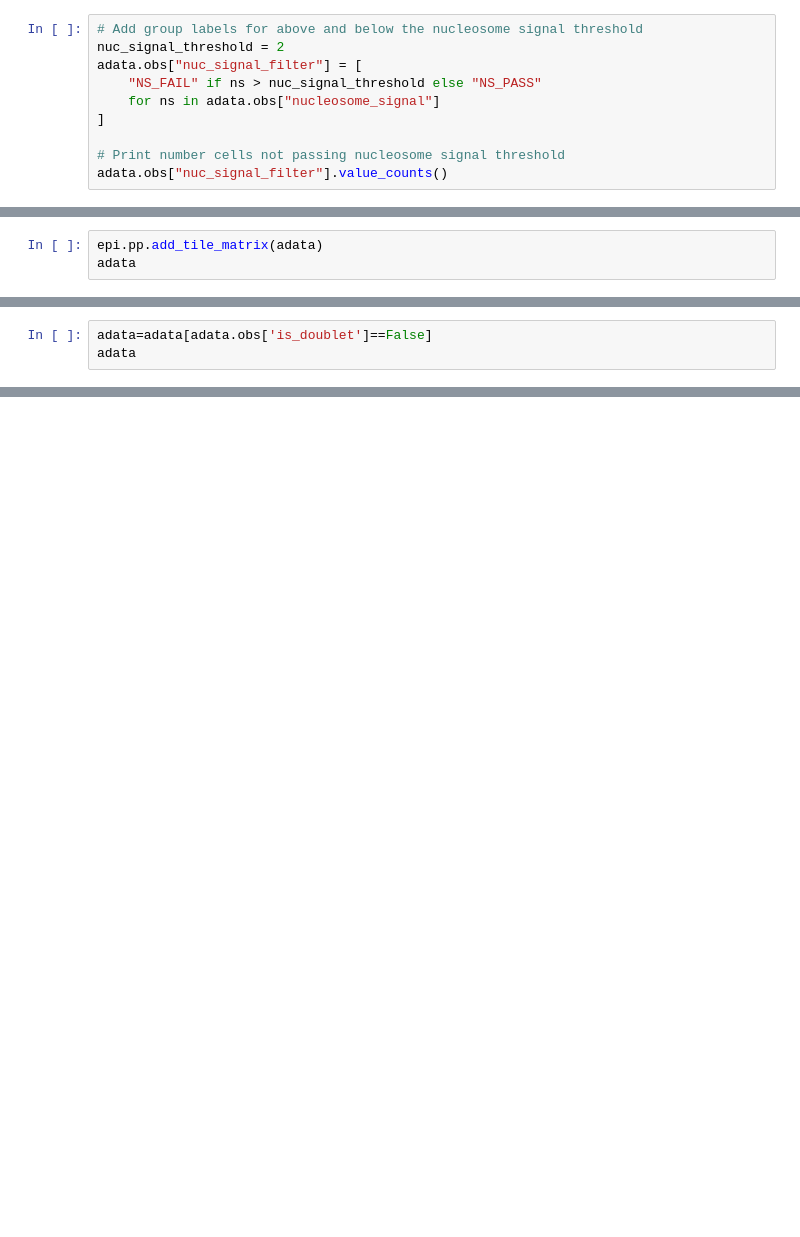
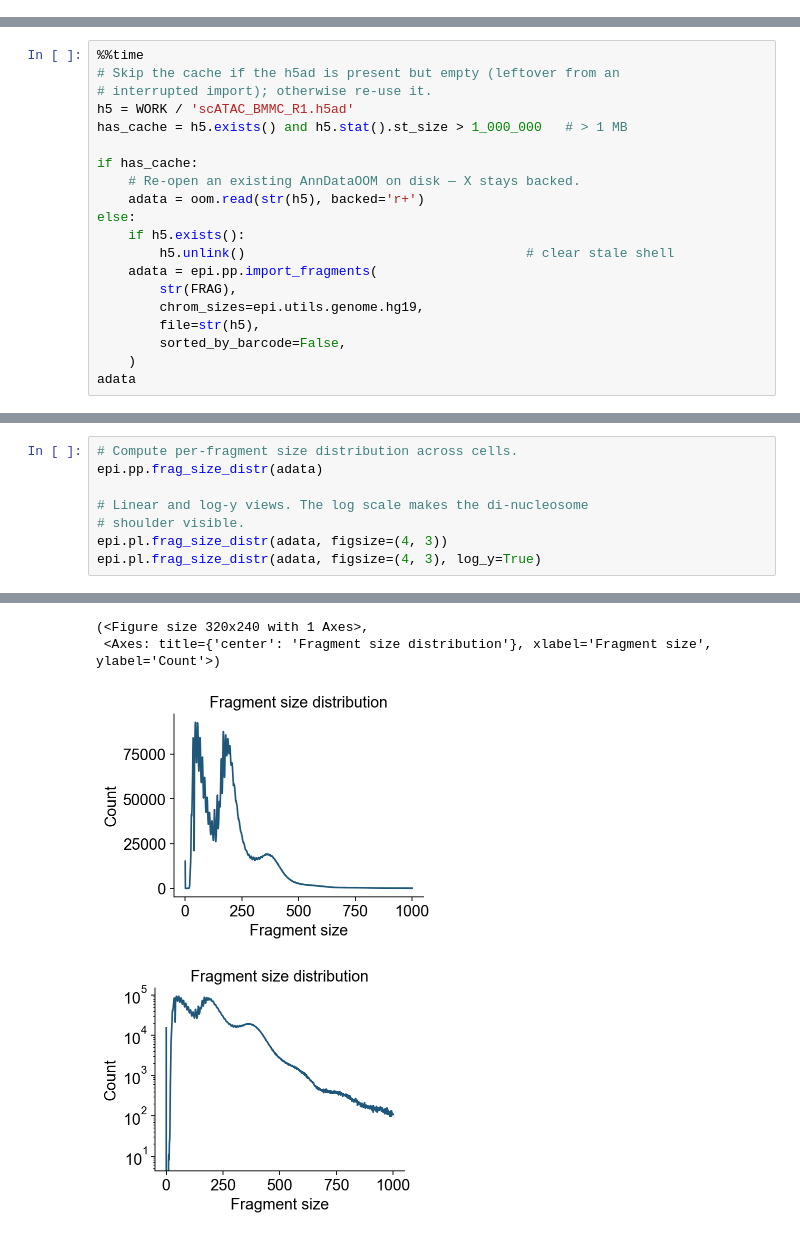
Before and after one commit to aristoteleo/epione, a Jupyter notebook: epione_guide/tutorials/single/t_preprocess.ipynb, the cells around one changed output, grey strips where cells are left out. Cells and saved outputs as stored; diff of their text form; blank space fills up the shorter version.

```diff
--- a/epione_guide/tutorials/single/t_preprocess.ipynb
+++ b/epione_guide/tutorials/single/t_preprocess.ipynb
@@ -125,10 +0,0 @@ The obtained scores in this data set range from 0 to 3. As a rule of thumb, prev
-# %%
-# Add group labels for above and below the nucleosome signal threshold
-nuc_signal_threshold = 2
-adata.obs["nuc_signal_filter"] = [
-    "NS_FAIL" if ns > nuc_signal_threshold else "NS_PASS"
-    for ns in adata.obs["nucleosome_signal"]
-]
-
-# Print number cells not passing nucleosome signal threshold
-adata.obs["nuc_signal_filter"].value_counts()
@@ -282,3 +0,0 @@ We next create a cell by bin matrix containing insertion counts across genome-wi
-# %%
-epi.pp.add_tile_matrix(adata)
-adata
@@ -329,3 +0,0 @@ AnnData object with n_obs × n_vars = 3475 × 6155586
-# %%
-adata=adata[adata.obs['is_doublet']==False]
-adata
@@ -471,0 +135,20 @@ sc.pl.umap(
+# %%
+%%time
+# Skip the cache if the h5ad is present but empty (leftover from an
+# interrupted import); otherwise re-use it.
+h5 = WORK / 'scATAC_BMMC_R1.h5ad'
+has_cache = h5.exists() and h5.stat().st_size > 1_000_000   # > 1 MB
+
+if has_cache:
+    # Re-open an existing AnnDataOOM on disk — X stays backed.
+    adata = oom.read(str(h5), backed='r+')
+else:
+    if h5.exists():
+        h5.unlink()                                    # clear stale shell
+    adata = epi.pp.import_fragments(
+        str(FRAG),
+        chrom_sizes=epi.utils.genome.hg19,
+        file=str(h5),
+        sorted_by_barcode=False,
+    )
+adata
@@ -471,0 +182,9 @@ sc.pl.umap(
+# %%
+# Compute per-fragment size distribution across cells.
+epi.pp.frag_size_distr(adata)
+
+# Linear and log-y views. The log scale makes the di-nucleosome
+# shoulder visible.
+epi.pl.frag_size_distr(adata, figsize=(4, 3))
+epi.pl.frag_size_distr(adata, figsize=(4, 3), log_y=True)
+# %% [output]
@@ -471,0 +193,4 @@ sc.pl.umap(
+(<Figure size 320x240 with 1 Axes>,
+ <Axes: title={'center': 'Fragment size distribution'}, xlabel='Fragment size', ylabel='Count'>)
+[figure, added]
+[figure, added]
```
Also changed, not shown: parts of 97 cells of this notebook, 4 other files.
